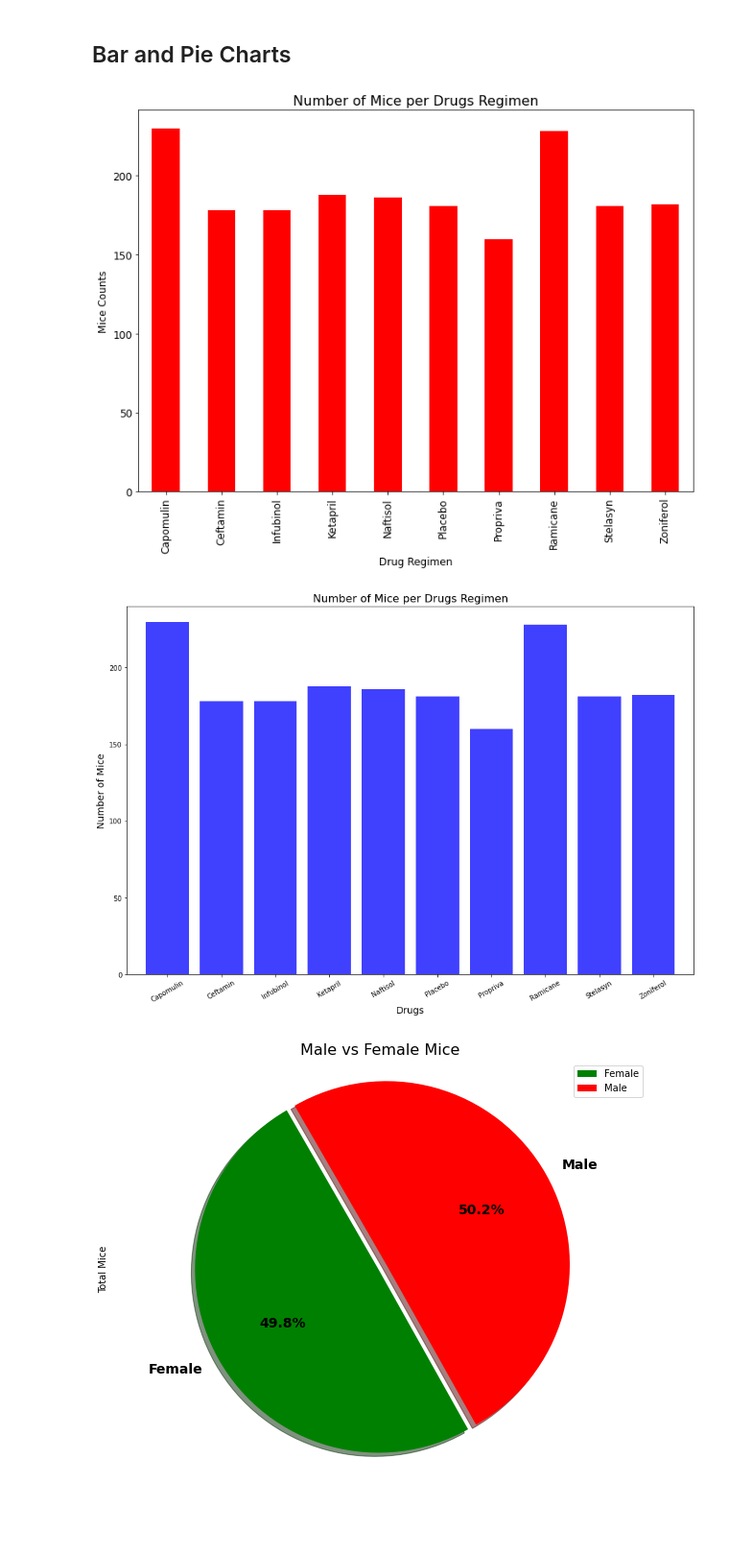
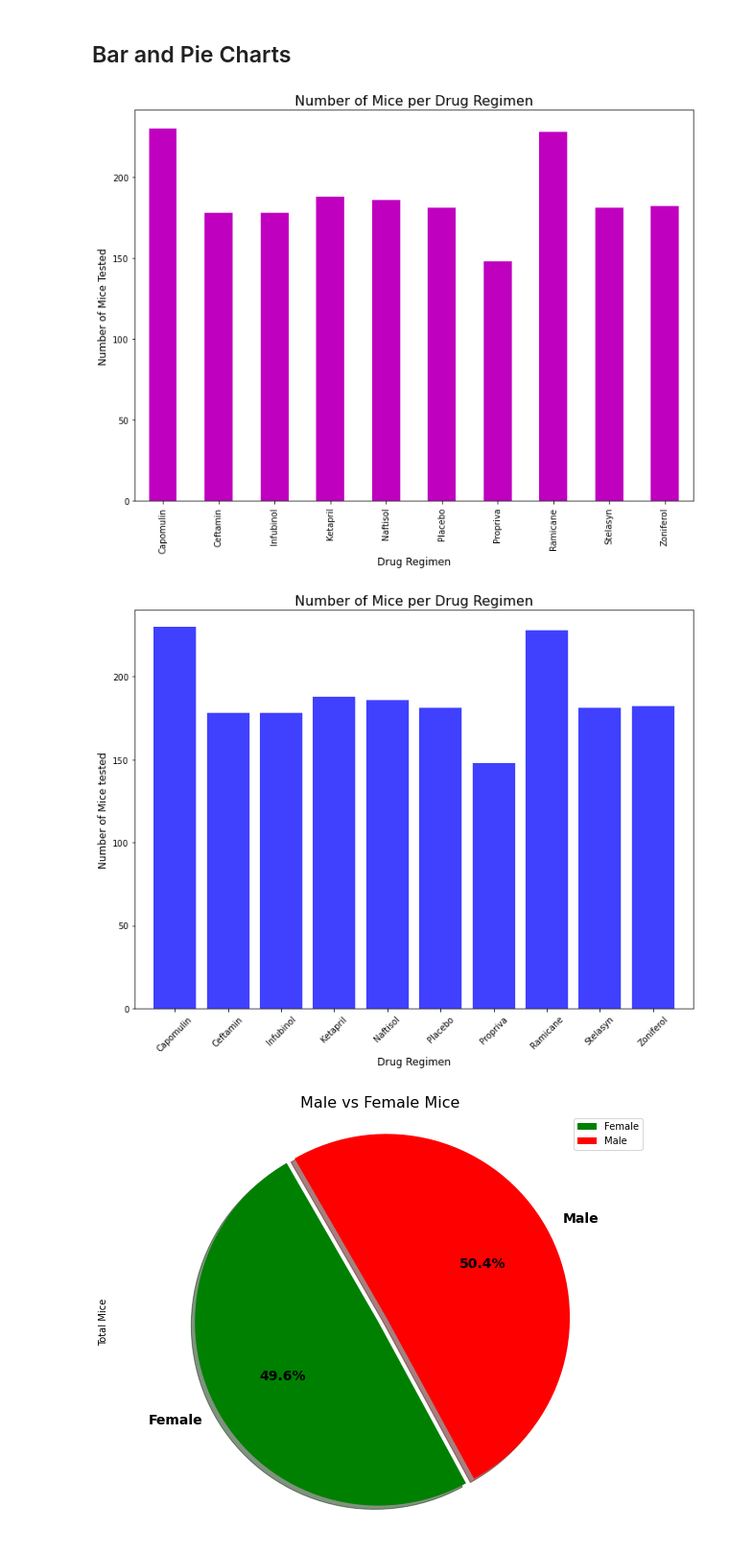
Before and after one commit to tsubedy/Matplotlib-Challenge, a Jupyter notebook: pymaceuticals_starter.ipynb, the cells around one changed output. Shown at 96% size. Saved outputs shown, nothing was run; the diff lists cells and outputs as text; code cells hidden in the pictures; blank space fills up the shorter version.

```diff
--- a/pymaceuticals_starter.ipynb
+++ b/pymaceuticals_starter.ipynb
@@ -7,6 +7,7 @@ import pandas as pd
 import scipy.stats as st
 import numpy as np
 from scipy.stats import sem
+from scipy.stats import linregress
 
 # Study data files
 mouse_metadata_path = "data/Mouse_metadata.csv"
@@ -18,10 +19,9 @@ study_results = pd.read_csv(study_results_path)
 
 # Combine the data into a single dataset
 
-combined_data = pd.merge(mouse_metadata, study_results,
-                         how ="left", on = ["Mouse ID", "Mouse ID"])
+combined_data = pd.merge(mouse_metadata, study_results, how ="right", on = ["Mouse ID", "Mouse ID"])
 
 # Display the data table for preview
-combined_data
+combined_data.head()
 # %% [output]
 |  | Mouse ID | Drug Regimen | Sex | Age_months | Weight (g) | Timepoint | Tumor Volume (mm3) | ... |
@@ -78,7 +66,6 @@ duplicate_data
 # %%
 # Create a clean DataFrame by dropping the duplicate mouse by its ID.
 
-combined_data_cleaned = combined_data.drop_duplicates(keep='first')
-# print('Result DataFrame:\n', combined_data_cleaned)
-combined_data_cleaned
-# combined_data
+combined_data_cleaned = combined_data.drop_duplicates(keep=False)
+# combined_data_cleaned
+# combined_data_cleaned = combined_data[combined_data['Mouse ID'].isin(duplicate_mice_rows)==False]
@@ -98,0 +72,4 @@ combined_data_cleaned
+# %%
+indexed = combined_data_cleaned[combined_data_cleaned['Mouse ID'] == 'g989' ].index
+combined_data_cleaned.drop(indexed,inplace=True)
+combined_data_cleaned.head()
@@ -105,9 +93,9 @@ total_number_of_mice
 # %%
-# combined_data_cleaned.columns
 # for conveniance some of the columns are renamed
+
 combined_data_cleaned = combined_data_cleaned.rename(columns = {'Mouse ID': "Mouse_ID", 'Drug Regimen': "Drugs",
                                            'Age_months':"Age", 'Weight (g)': "Weight", 'Timepoint':"Time_point",
-                                           'Tumor Volume (mm3)': "Tumer_vol", 'Metastatic Sites': "Site"})
+                                           'Tumor Volume (mm3)': "Tumor_vol", 'Metastatic Sites': "Site"})
 
 combined_data_cleaned.columns
 # %% [output]
@@ -181,46 +168,40 @@ drugs_stats_agg
 
 mice_counts_drugs = combined_data_cleaned.groupby(["Drugs"]).count()["Mouse_ID"]
 
-mice_counts_drugs
-
-bar_pandas = mice_counts_drugs.plot.bar(figsize=(10,8), color='red',fontsize = 12)
+bar_pandas = mice_counts_drugs.plot.bar(figsize=(10,8), color='m')
 
 plt.xlabel("Drug Regimen",fontsize = 12)
-plt.ylabel("Mice Counts",fontsize = 12)
-plt.title("Number of Mice per Drugs Regimen",fontsize = 16)
-
-# plt.savefig("../Images/Pan_mice_per_treat.png", bbox_inches = "tight")
+plt.ylabel("Number of Mice Tested",fontsize = 12)
+plt.title("Number of Mice per Drug Regimen",fontsize = 16)
 
 plt.tight_layout()
 plt.show()
 # %% [output]
-[figure, old version]
+[figure, new version]
 # %%
 # Generate a bar plot showing the total number of measurements taken on each drug regimen using pyplot.
 
 mice_counts_drugs_list =list(combined_data_cleaned.groupby(["Drugs"])["Mouse_ID"].count())
 # mice_counts_drugs_list
 
 x_axis = np.arange(len(mice_counts_drugs))
-fig1, ax1 = plt.subplots(figsize=(15, 10))
+fig1, ax1 = plt.subplots(figsize=(10, 8))
 plt.bar(x_axis, mice_counts_drugs_list, color='blue', alpha=0.75, align='center')
 
 tick_locations = [value for value in x_axis]
-
-plt.xticks(tick_locations, ['Capomulin', 'Ceftamin', 'Infubinol', 'Ketapril', 'Naftisol', 'Placebo', 'Propriva', 'Ramicane', 'Stelasyn', 'Zoniferol'],  rotation=30)
+plt.xticks(tick_locations, ['Capomulin', 'Ceftamin', 'Infubinol', 'Ketapril', 'Naftisol', \
+                            'Placebo', 'Propriva', 'Ramicane', 'Stelasyn', 'Zoniferol'],  rotation=45)
 
 plt.xlim(-0.75, len(x_axis)-0.25)
-
 plt.ylim(0, max(mice_counts_drugs_list)+10)
 
-plt.title("Number of Mice per Drugs Regimen",fontsize = 16)
-plt.xlabel("Drugs",fontsize = 14)
-plt.ylabel("Number of Mice",fontsize = 14)
-
-# plt.savefig("../Images/mat_mice_per_treat.png", bbox_inches = "tight")
+plt.title("Number of Mice per Drug Regimen",fontsize = 16)
+plt.xlabel("Drug Regimen",fontsize = 12)
+plt.ylabel("Number of Mice tested",fontsize = 12)
+plt.tight_layout()
 plt.show()
 # %% [output]
-[figure, old version]
+[figure, new version]
 # %%
 # Generate a pie plot showing the distribution of female versus male mice using pandas
 
```
Also changed, not shown: parts of 30 cells of this notebook.
